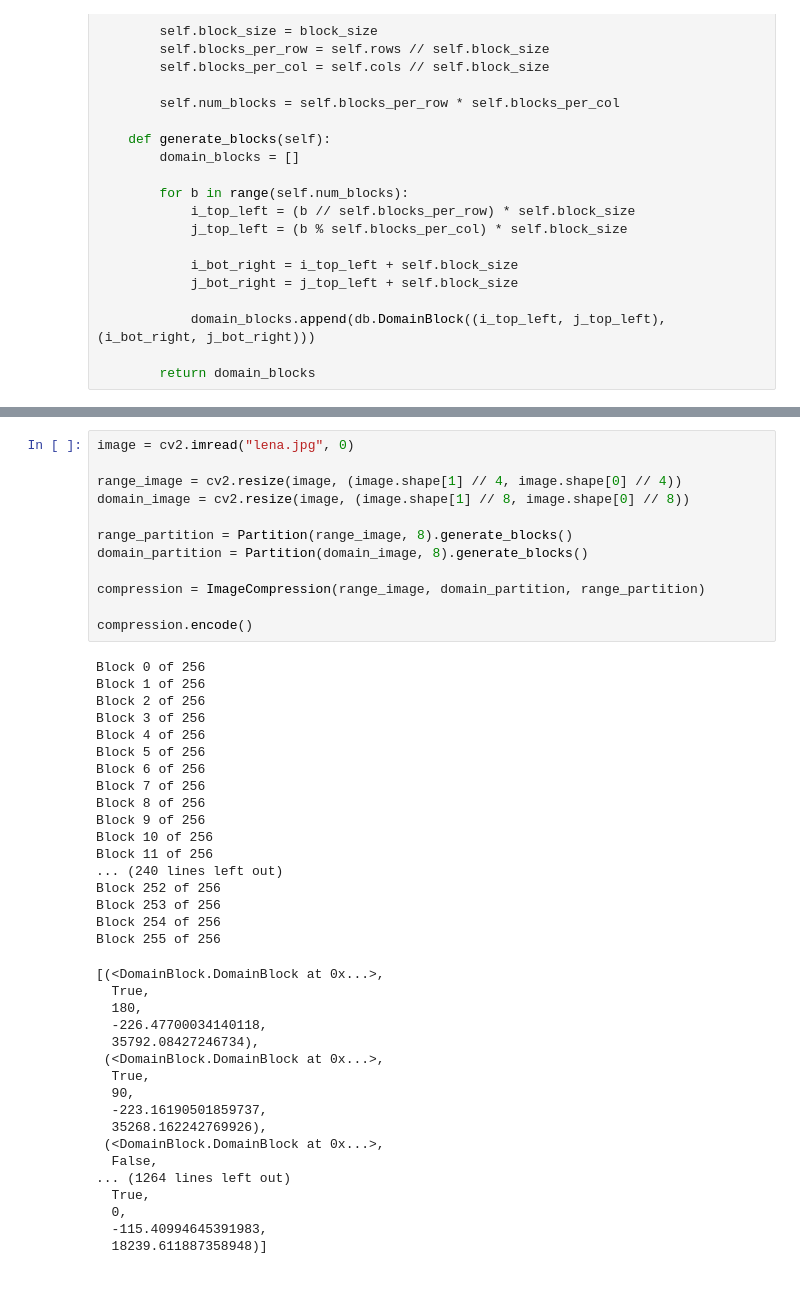
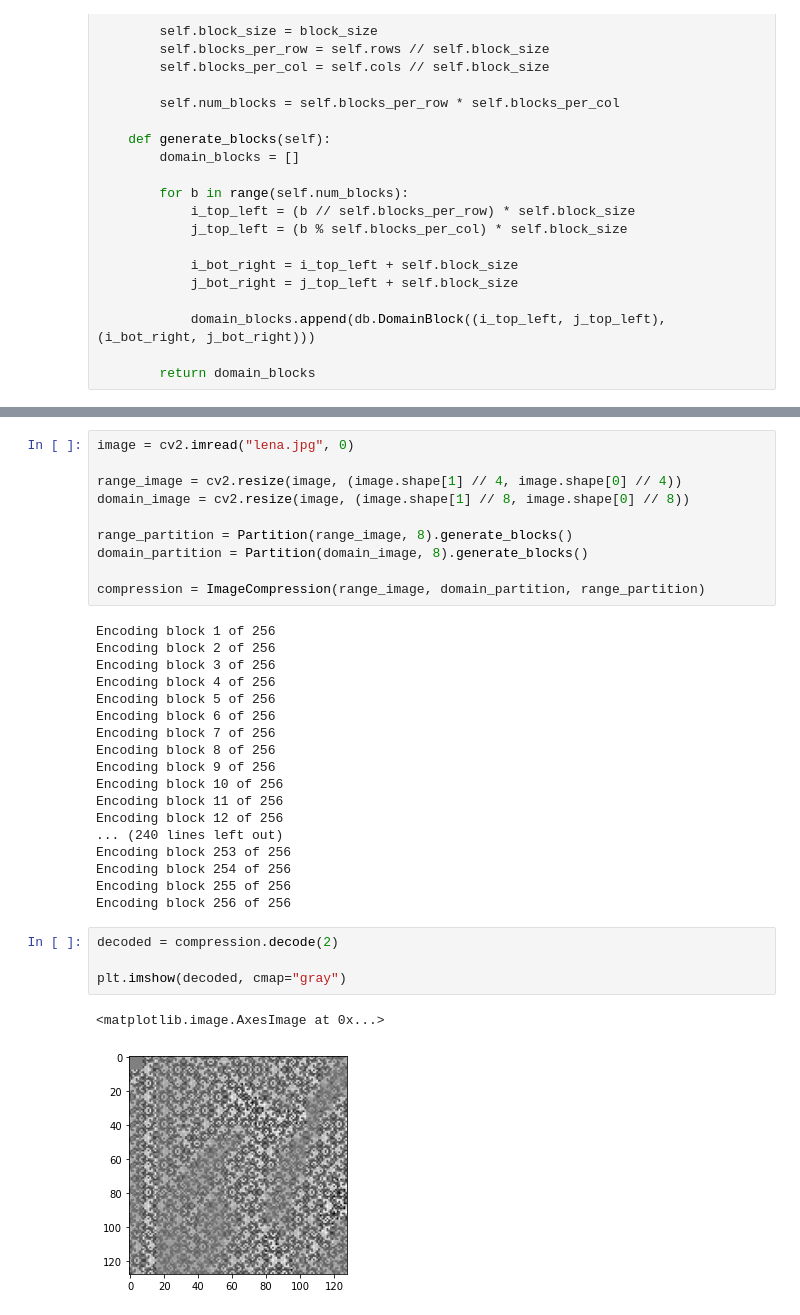
Before and after one commit to DanielPeacock/M2RFractalImageCompression, a Jupyter notebook: ImageCompression.ipynb, the cells around one changed output, grey strips where cells are left out. Saved outputs shown, nothing was run; the diff lists cells and outputs as text; blank space fills up the shorter version.

```diff
--- a/ImageCompression.ipynb
+++ b/ImageCompression.ipynb
@@ -173,40 +204,28 @@ range_partition = Partition(range_image, 8).generate_blocks()
 domain_partition = Partition(domain_image, 8).generate_blocks()
 
 compression = ImageCompression(range_image, domain_partition, range_partition)
-
-compression.encode()
 # %% [output]
-Block 0 of 256
-Block 1 of 256
-Block 2 of 256
-Block 3 of 256
-Block 4 of 256
-Block 5 of 256
-Block 6 of 256
-Block 7 of 256
-Block 8 of 256
-Block 9 of 256
-Block 10 of 256
-Block 11 of 256
+Encoding block 1 of 256
+Encoding block 2 of 256
+Encoding block 3 of 256
+Encoding block 4 of 256
+Encoding block 5 of 256
+Encoding block 6 of 256
+Encoding block 7 of 256
+Encoding block 8 of 256
+Encoding block 9 of 256
+Encoding block 10 of 256
+Encoding block 11 of 256
+Encoding block 12 of 256
 ... (240 lines left out)
-Block 252 of 256
-Block 253 of 256
-Block 254 of 256
-Block 255 of 256
+Encoding block 253 of 256
+Encoding block 254 of 256
+Encoding block 255 of 256
+Encoding block 256 of 256
-[(<DomainBlock.DomainBlock at 0x...>,
-  True,
-  180,
-  -226.47700034140118,
-  35792.08427246734),
- (<DomainBlock.DomainBlock at 0x...>,
-  True,
-  90,
-  -223.16190501859737,
-  35268.162242769926),
- (<DomainBlock.DomainBlock at 0x...>,
-  False,
-... (1264 lines left out)
-  True,
-  0,
-  -115.40994645391983,
-  18239.611887358948)]
+# %%
+decoded = compression.decode(2)
+
+plt.imshow(decoded, cmap="gray")
+# %% [output]
+<matplotlib.image.AxesImage at 0x...>
+[figure, added]
```
Also changed, not shown: parts of 1 cell of this notebook.
